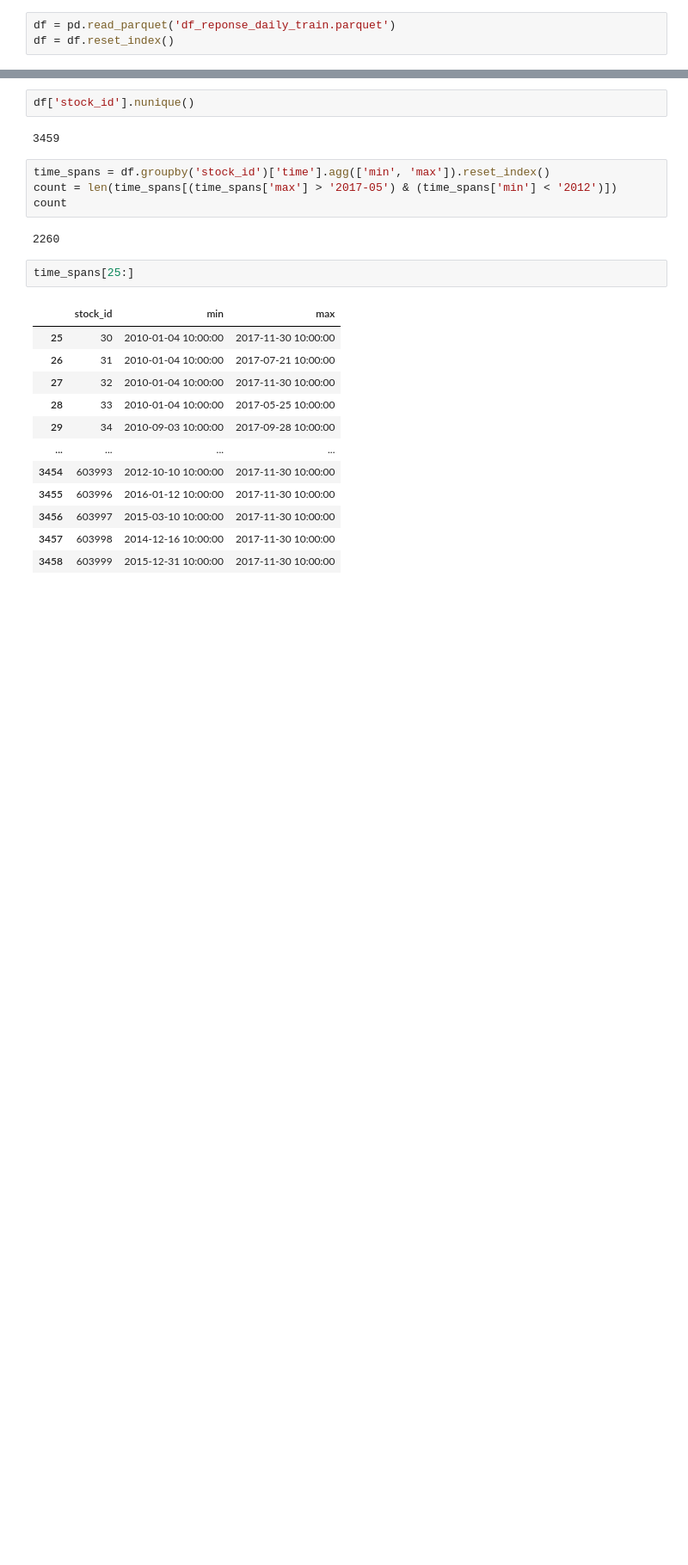
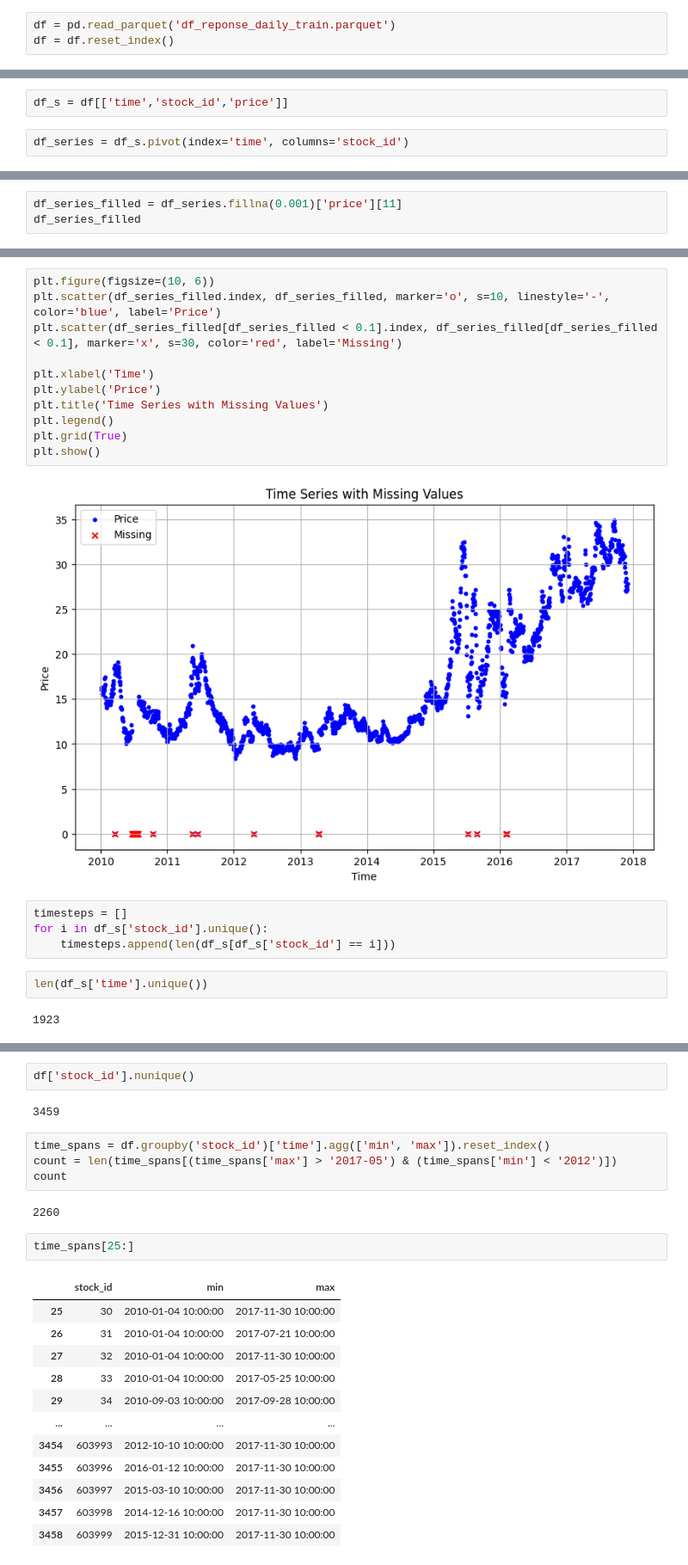
Before and after one commit to cfeif/7032---iTransformer, a Jupyter notebook: dataset/equity/data_process.ipynb, the cells around one changed output, grey strips where cells are left out. Shown: that part at 86% size. Drawn from its saved outputs; the diff is of its cells as text; blank space fills up the shorter version.

```diff
--- a/dataset/equity/data_process.ipynb
+++ b/dataset/equity/data_process.ipynb
@@ -5,0 +40,4 @@ df = df.reset_index()
+# %%
+df_s = df[['time','stock_id','price']]
+# %%
+df_series = df_s.pivot(index='time', columns='stock_id')
@@ -5,0 +62,3 @@ df = df.reset_index()
+# %%
+df_series_filled = df_series.fillna(0.001)['price'][11]
+df_series_filled
@@ -5,0 +79,21 @@ df = df.reset_index()
+# %%
+plt.figure(figsize=(10, 6))
+plt.scatter(df_series_filled.index, df_series_filled, marker='o', s=10, linestyle='-', color='blue', label='Price')
+plt.scatter(df_series_filled[df_series_filled < 0.1].index, df_series_filled[df_series_filled < 0.1], marker='x', s=30, color='red', label='Missing')
+
+plt.xlabel('Time')
+plt.ylabel('Price')
+plt.title('Time Series with Missing Values')
+plt.legend()
+plt.grid(True)
+plt.show()
+# %% [output]
+[figure, added]
+# %%
+timesteps = []
+for i in df_s['stock_id'].unique():
+    timesteps.append(len(df_s[df_s['stock_id'] == i]))
+# %%
+len(df_s['time'].unique())
+# %% [output]
+1923
```
Also changed, not shown: parts of 7 cells of this notebook.
